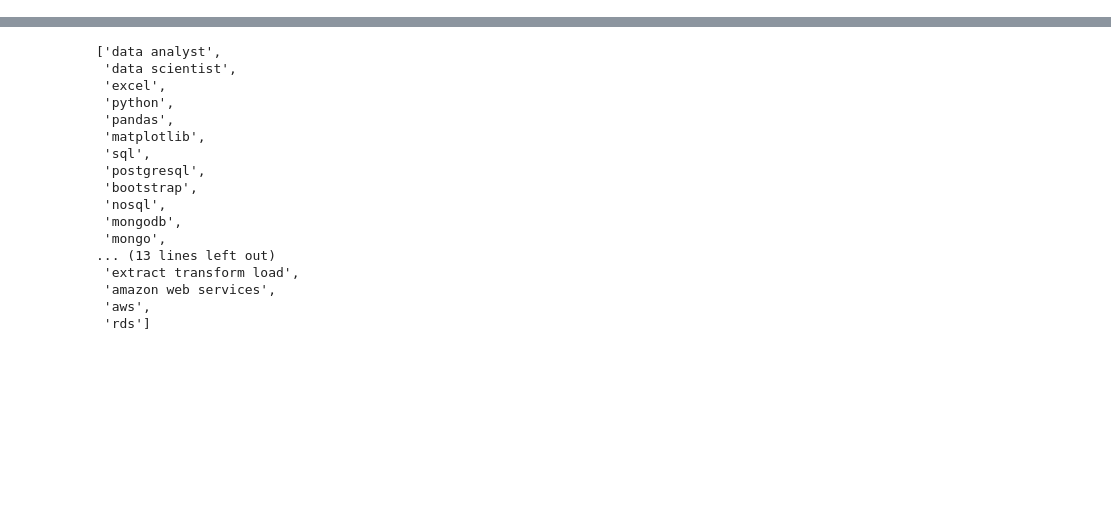
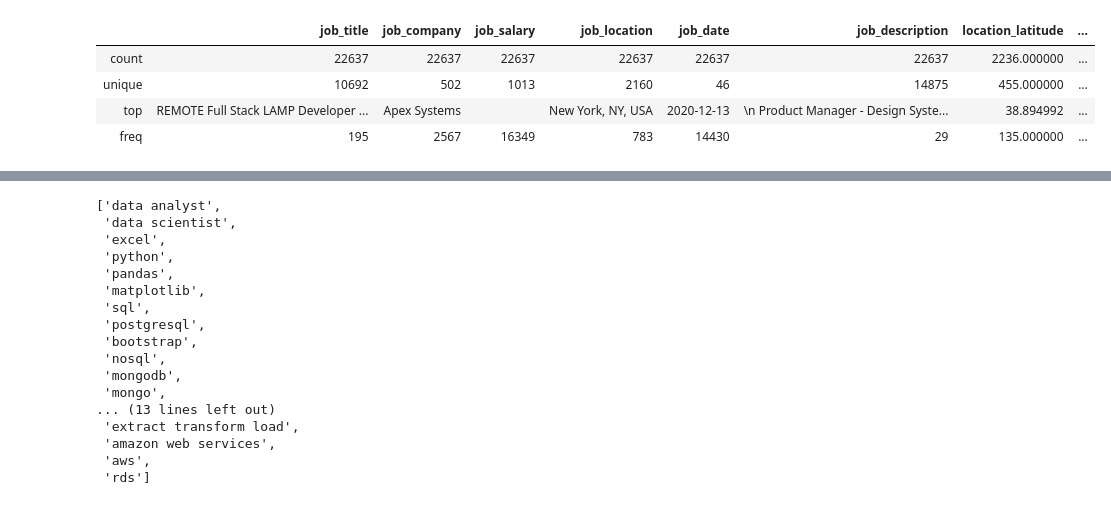
Before and after one commit to florin-vasiliu/Dice-Data-Collection-and-Visualization, a Jupyter notebook: DataCleanup.ipynb, the cells around one changed output, grey strips where cells are left out. Drawn from its saved outputs; the diff is of its cells as text; code cells hidden in the pictures; blank space fills up the shorter version.

```diff
--- a/DataCleanup.ipynb
+++ b/DataCleanup.ipynb
@@ -81,0 +54,8 @@ jobs_df
+# %%
+jobs_df.loc[:, jobs_df.columns != '_id'].drop_duplicates().describe()
+# %% [output]
+|  | job_title | job_company | job_salary | job_location | job_date | job_description | location_latitude | ... |
+| count | 22637 | 22637 | 22637 | 22637 | 22637 | 22637 | 2236.000000 | ... |
+| unique | 10692 | 502 | 1013 | 2160 | 46 | 14875 | 455.000000 | ... |
+| top | REMOTE Full Stack LAMP Developer ... | Apex Systems |  | New York, NY, USA | 2020-12-13 | \n Product Manager - Design Syste... | 38.894992 | ... |
+| freq | 195 | 2567 | 16349 | 783 | 14430 | 29 | 135.000000 | ... |
```
Also changed, not shown: parts of 23 cells of this notebook.
